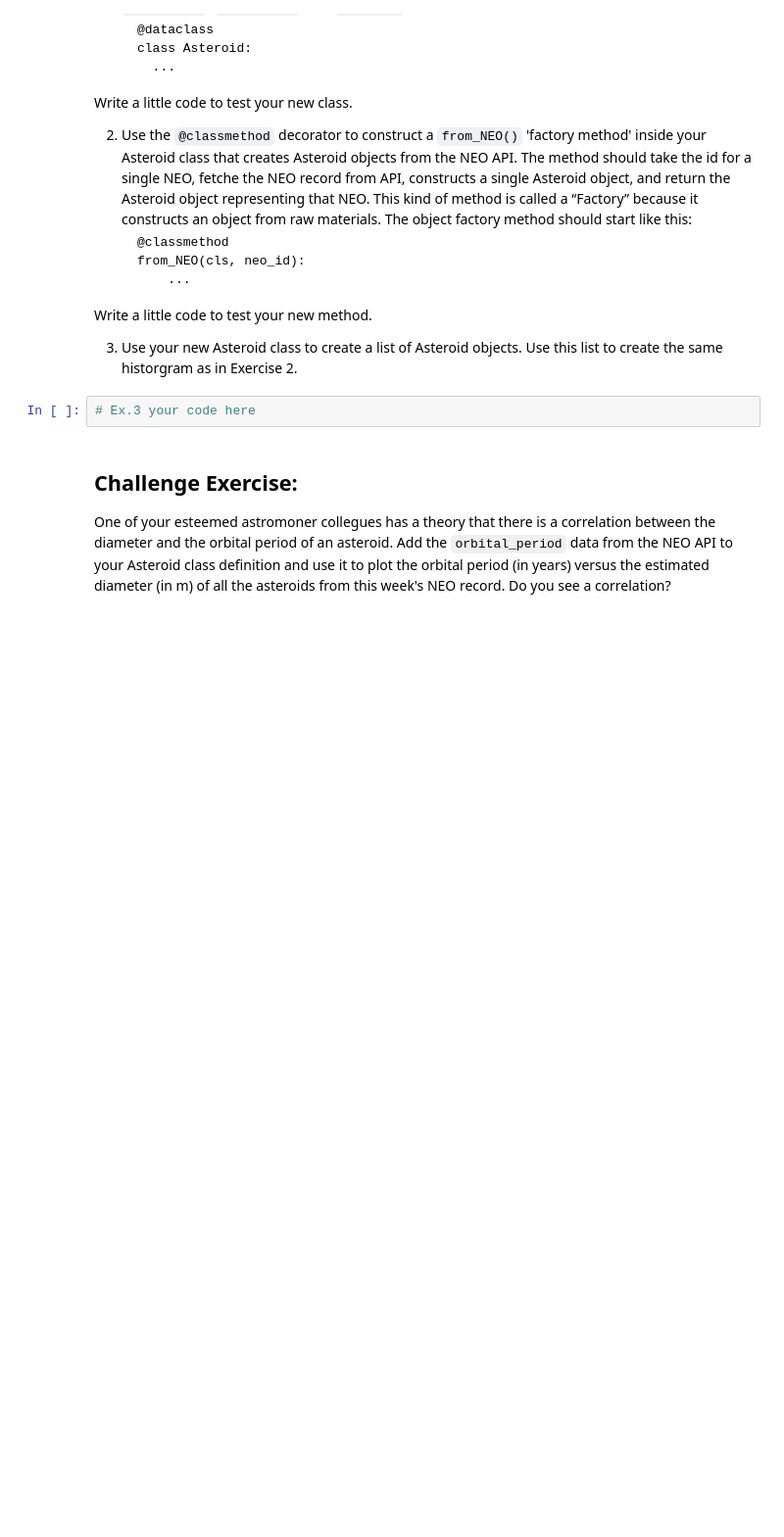
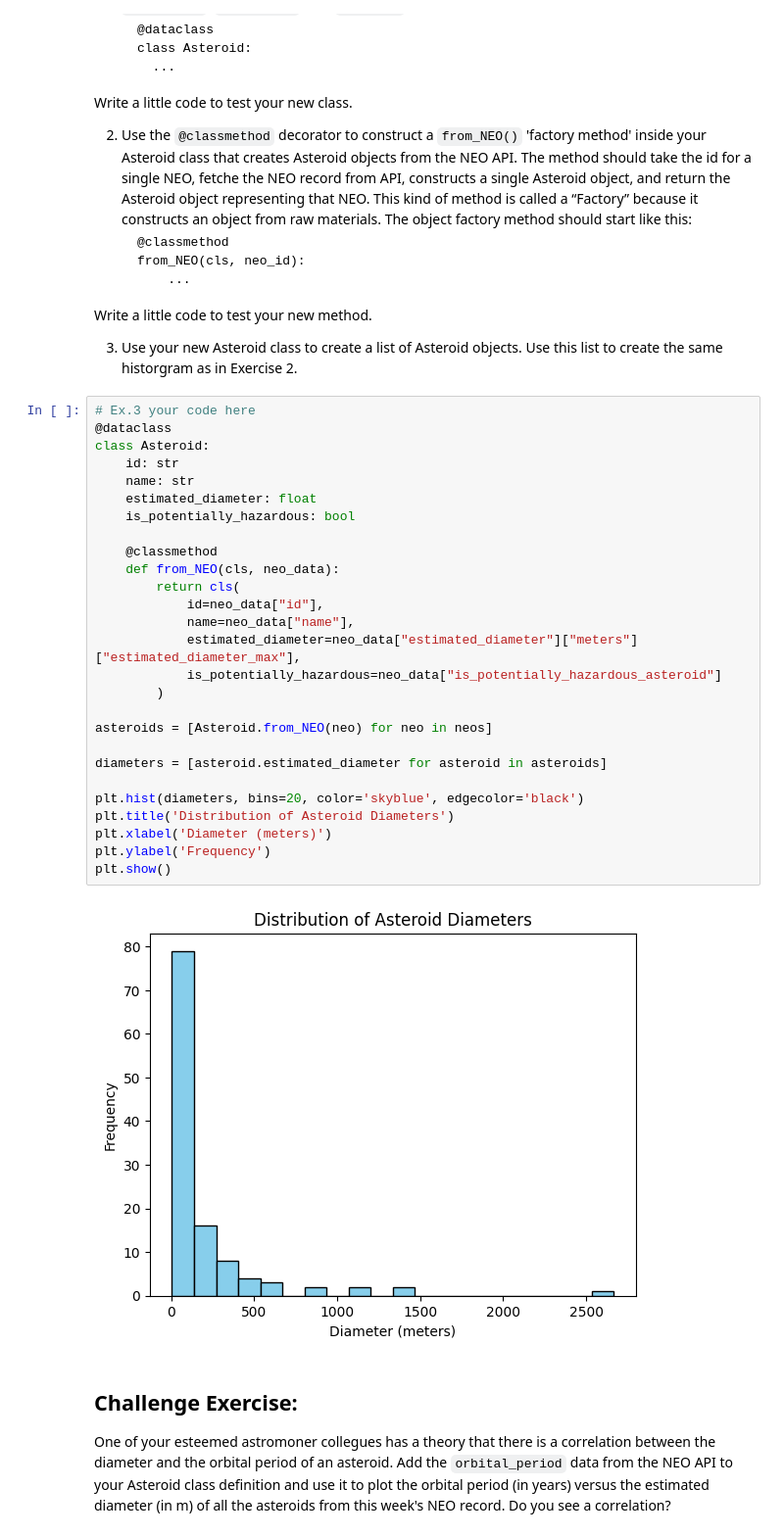
Before and after one commit to bakhadir0v/comp215-1-, a Jupyter notebook: labs/lab03-classes.ipynb, the cells around one changed output. Shown: that part at 98% size. Cells and saved outputs as stored; diff of their text form; blank space fills up the shorter version.

```diff
--- a/labs/lab03-classes.ipynb
+++ b/labs/lab03-classes.ipynb
@@ -145,8 +165,35 @@ Write a little code to test your new class.
 Write a little code to test your new method.
 
  3. Use your new Asteroid class to create a list of Asteroid objects.  Use this list to create the same historgram as in Exercise 2.
-# %%
-# Ex.3 your code here
+# %%
+# Ex.3 your code here
+@dataclass
+class Asteroid:
+    id: str
+    name: str
+    estimated_diameter: float
+    is_potentially_hazardous: bool
+
+    @classmethod
+    def from_NEO(cls, neo_data):
+        return cls(
+            id=neo_data["id"],
+            name=neo_data["name"],
+            estimated_diameter=neo_data["estimated_diameter"]["meters"]["estimated_diameter_max"],
+            is_potentially_hazardous=neo_data["is_potentially_hazardous_asteroid"]
+        )
+
+asteroids = [Asteroid.from_NEO(neo) for neo in neos]
+
+diameters = [asteroid.estimated_diameter for asteroid in asteroids]
+
+plt.hist(diameters, bins=20, color='skyblue', edgecolor='black')
+plt.title('Distribution of Asteroid Diameters')
+plt.xlabel('Diameter (meters)')
+plt.ylabel('Frequency')
+plt.show()
+# %% [output]
+[figure, added]
 # %% [markdown]
 ## Challenge Exercise:
 
```
Also changed, not shown: parts of 4 cells of this notebook.
